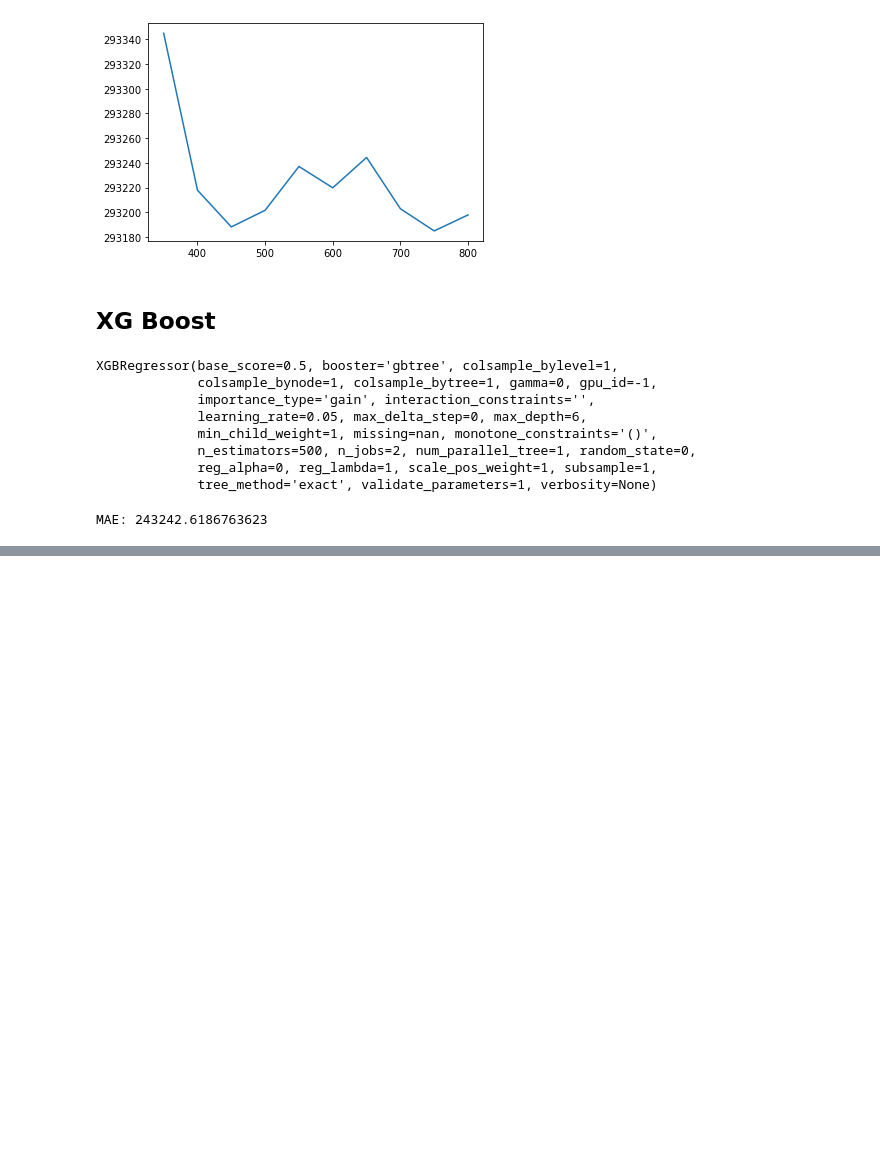
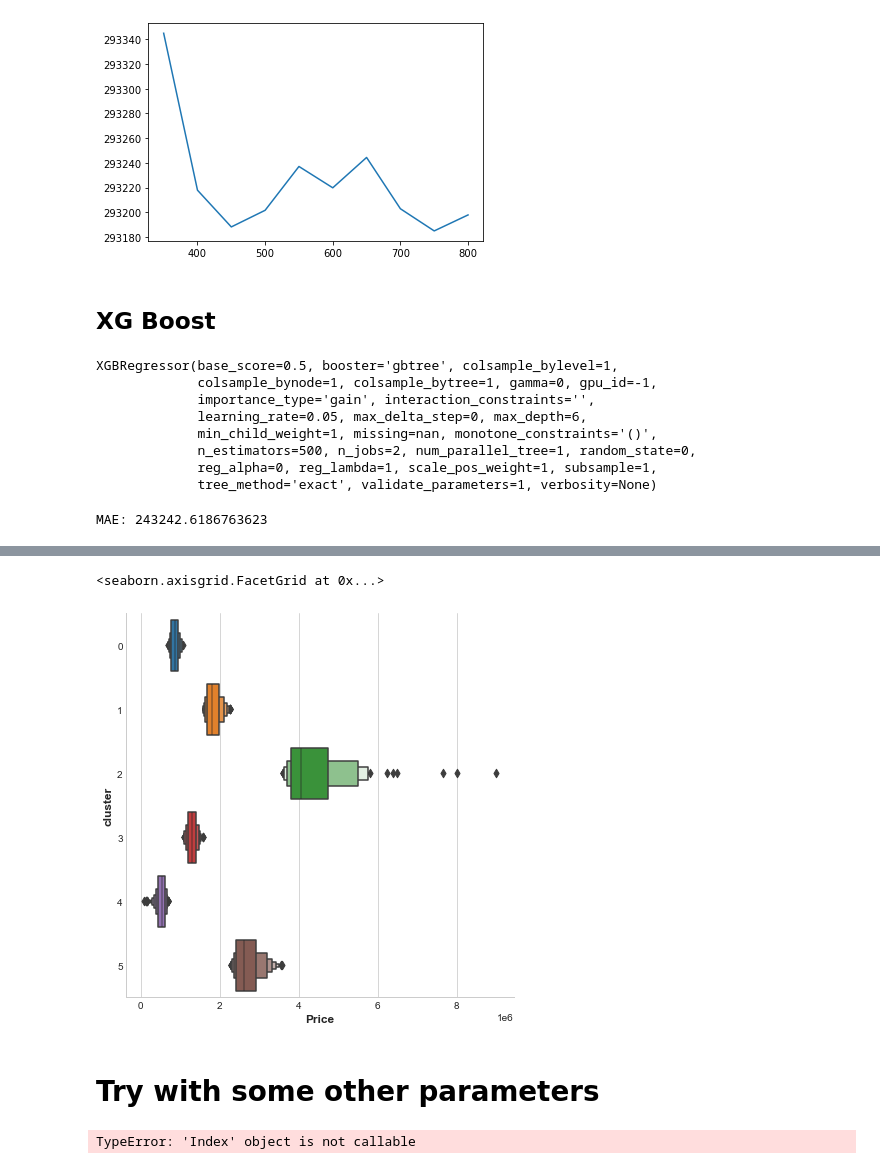
Before and after one commit to joshfuchs/DataScience_projects, a Jupyter notebook: housing_prices.ipynb, the cells around one changed output, grey strips where cells are left out. Cells and saved outputs as stored; diff of their text form; code cells hidden in the pictures; blank space fills up the shorter version.

```diff
--- a/housing_prices.ipynb
+++ b/housing_prices.ipynb
@@ -583,0 +631,12 @@ MAE: 243242.6186763623
+# %%
+sns.catplot(x='Price', y='cluster', data=Q, kind='boxen', height=6)
+# %% [output]
+<seaborn.axisgrid.FacetGrid at 0x...>
+[figure, added]
+# %% [markdown]
+# Try with some other parameters
+# %%
+df = pd.read_csv('melb_data.csv')
+df.columns()
+# %% [output]
+TypeError: 'Index' object is not callable
```
Also changed, not shown: parts of 6 cells of this notebook.
